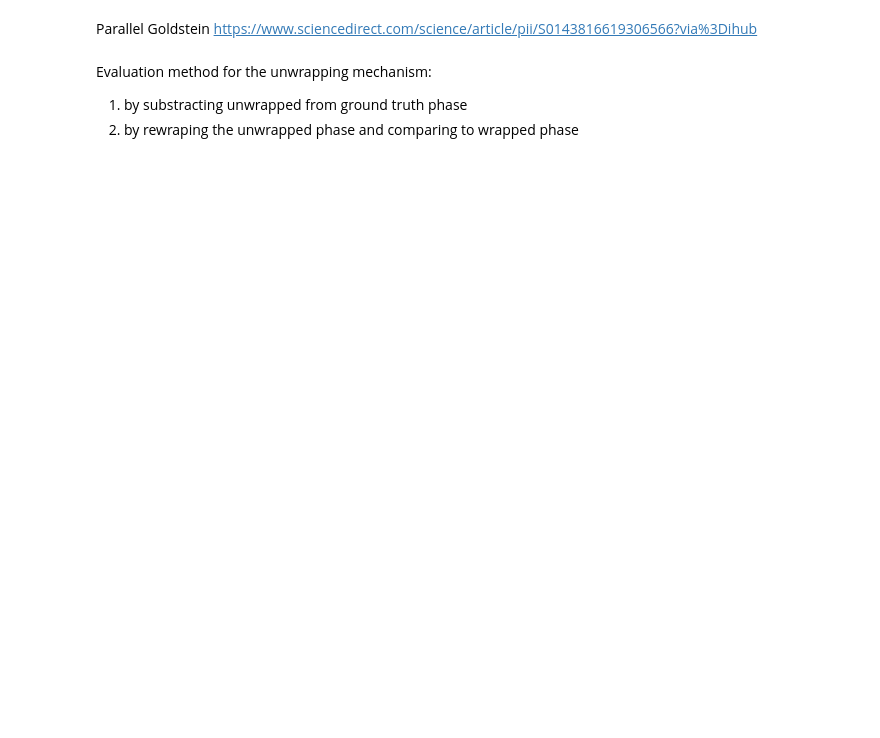
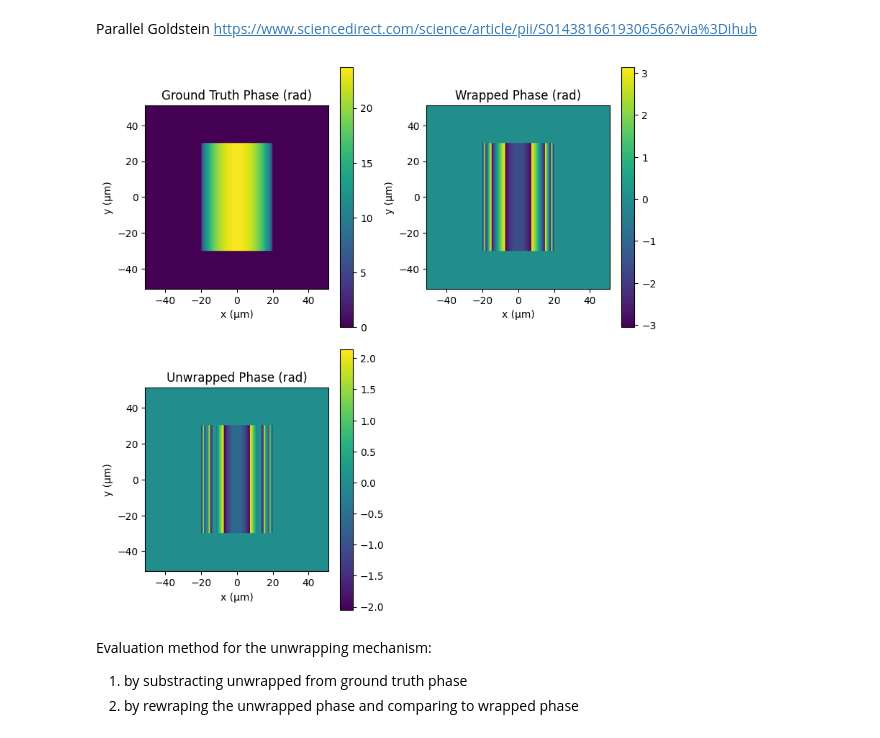
Before and after one commit to oheymans/odt-thesis, a Jupyter notebook: notebooks/phase_unwraping_simulations.ipynb, the cells around one changed output. Cells and saved outputs as stored; diff of their text form; code cells hidden in the pictures; blank space fills up the shorter version.

```diff
--- a/notebooks/phase_unwraping_simulations.ipynb
+++ b/notebooks/phase_unwraping_simulations.ipynb
@@ -268,6 +277,34 @@ plots = [phi_true, phi_wrapped_used]
 # %% [markdown]
 Parallel Goldstein
 https://www.sciencedirect.com/science/article/pii/S0143816619306566?via%3Dihub
+# %%
+phi_unwrapped = unwrap_phase_qgpu(phi_wrapped_used)
+
+plots.append(phi_unwrapped)
+plots_names.append("Unwrapped Phase (rad)")
+n = len(plots)
+
+
+fig, axes = plt.subplots(rows, cols, figsize=(4*cols, 4*rows))
+axes = axes.ravel()  # flatten to 1D for easy looping
+
+for i, (data, name) in enumerate(zip(plots, plots_names)):
+    im = axes[i].imshow(data, origin='lower',
+                        extent=[-Nx*px/2, Nx*px/2, -Ny*py/2, Ny*py/2])
+    axes[i].set_title(name)
+    plt.colorbar(im, ax=axes[i])
+    axes[i].set_xlabel("x (µm)")
+    axes[i].set_ylabel("y (µm)")
+
+# hide empty subplots if grid > n
+for j in range(i+1, len(axes)):
+    axes[j].axis("off")
+
+plt.tight_layout()
+
+plots = [phi_true, phi_wrapped_used]
+# %% [output]
+[figure, added]
 # %% [markdown]
 Evaluation method for the unwrapping mechanism:
 1. by substracting unwrapped from ground truth phase
```
Also changed, not shown: parts of 5 cells of this notebook, 9 other files.
